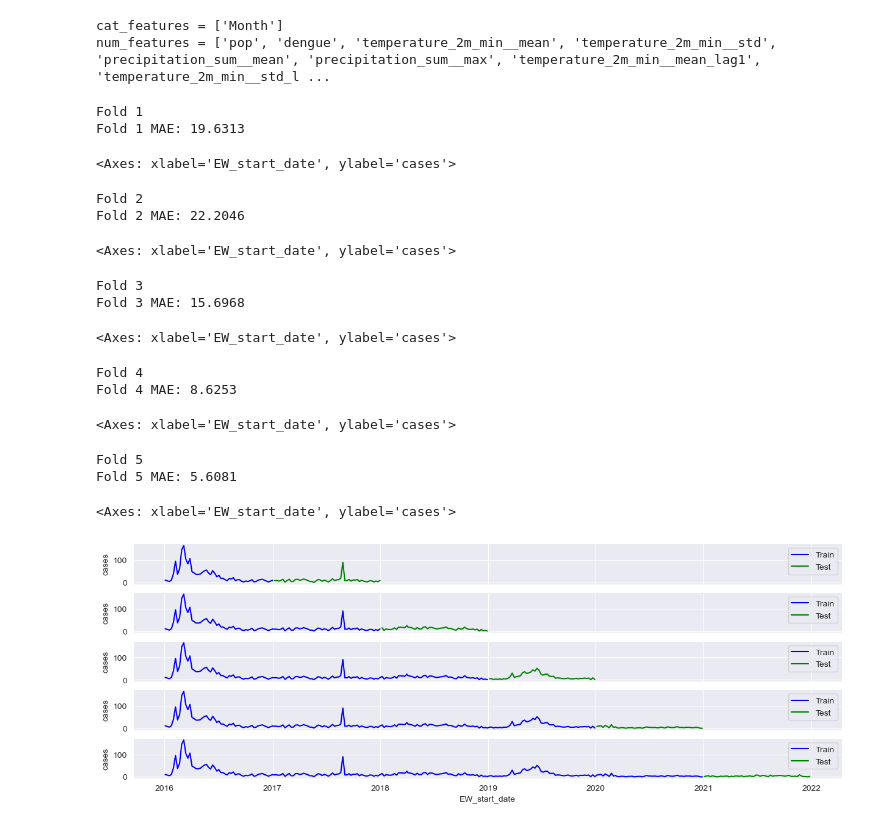
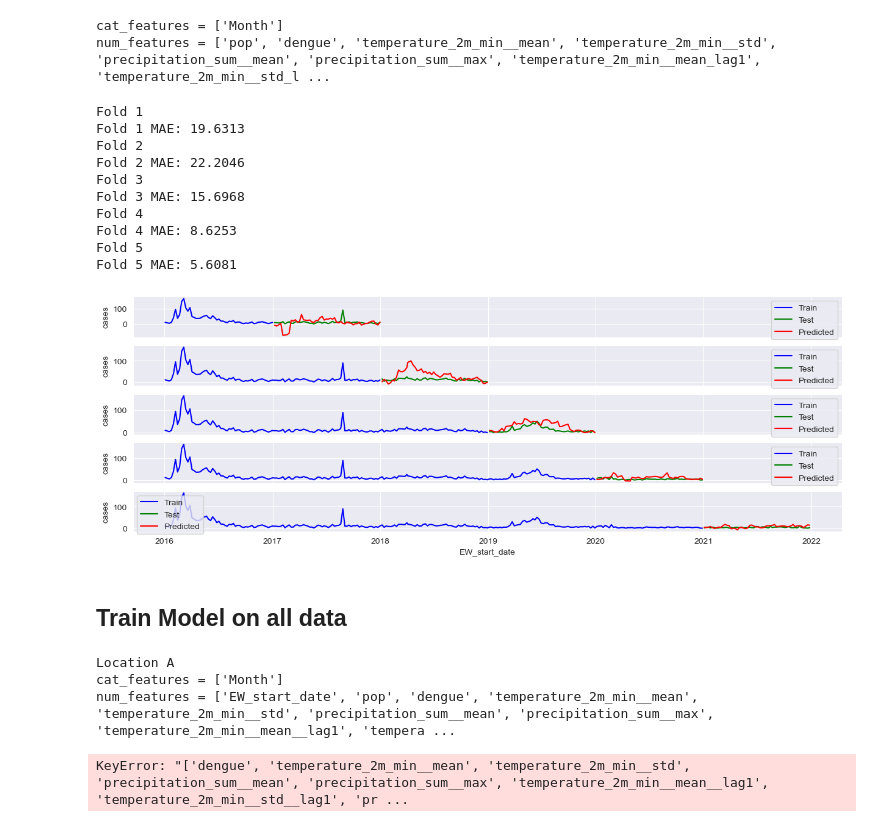
Before and after one commit to Paul123111/kaggleTest, a Jupyter notebook: 03-Baseline_Model.ipynb, the cells around one changed output. Cells and saved outputs as stored; diff of their text form; code cells hidden in the pictures.

Commit message:
Add baseline file

```diff
--- a/03-Baseline_Model.ipynb
+++ b/03-Baseline_Model.ipynb
@@ -122,44 +122,45 @@ for k, (train_idx, test_idx) in enumerate(cv.split(df_model)):
     print(f"Fold {k+1}")
     df_train = df_model.iloc[train_idx]
     df_test = df_model.iloc[test_idx]
 
     ss = StandardScaler()
     X_train_num = ss.fit_transform(df_train[num_features])
     X_test_num = ss.transform(df_test[num_features])
 
     one = OneHotEncoder(sparse_output=False, handle_unknown='ignore')
     X_train_cat = one.fit_transform(df_train[cat_features])
     X_test_cat = one.transform(df_test[cat_features])
 
     X_train = np.hstack([X_train_num, X_train_cat])
     X_test = np.hstack([X_test_num, X_test_cat])
 
     y_train = df_train[target].values
     y_test = df_test[target].values
 
     model = LinearRegression()
     model.fit(X_train, y_train)
 
     y_pred = model.predict(X_test)
     mae = mean_absolute_error(y_test, y_pred)
     print(f"Fold {k+1} MAE: {mae:.4f}")
 
+    df_tmp = df_test.copy()
+    df_tmp['Predicted'] = y_pred
+
     sns.lineplot(data=df_train, x='EW_start_date', y=target, ax=axs[k], color='blue', label='Train')
     sns.lineplot(data=df_test, x='EW_start_date', y=target, ax=axs[k], color='green', label='Test')
+    sns.lineplot(data=df_tmp, x='EW_start_date', y='Predicted', ax=axs[k], color='red', label='Predicted')
 # %% [output]
 Fold 1
 Fold 1 MAE: 19.6313
+Fold 2
+Fold 2 MAE: 22.2046
+Fold 3
+Fold 3 MAE: 15.6968
+Fold 4
+Fold 4 MAE: 8.6253
+Fold 5
+Fold 5 MAE: 5.6081
-<Axes: xlabel='EW_start_date', ylabel='cases'>
-Fold 2
-Fold 2 MAE: 22.2046
-<Axes: xlabel='EW_start_date', ylabel='cases'>
-Fold 3
-Fold 3 MAE: 15.6968
-<Axes: xlabel='EW_start_date', ylabel='cases'>
-Fold 4
-Fold 4 MAE: 8.6253
-<Axes: xlabel='EW_start_date', ylabel='cases'>
-Fold 5
-Fold 5 MAE: 5.6081
-<Axes: xlabel='EW_start_date', ylabel='cases'>
-[figure, old version]
+[figure, new version]
+# %% [markdown]
+## Train Model on all data
@@ -165,0 +220,21 @@ Fold 5 MAE: 5.6081
+# %%
+for location in "ABCDEF":
+    print(f"Location {location}")
+    df_z = pd.read_feather(f"data/zika_{location}.feather")
+    df_d = pd.read_feather(f"data/dengue_{location}.feather")
+    df_s = pd.read_feather(f"data/score_{location}.feather")
+    df_w = pd.read_feather(f"data/weather_{location}.feather")
+
+    X_train, X_test, y_train, y_test = prepare_data(df_z, df_s, df_d, df_w, z_features, target, debug=True)
+    model = LinearRegression()
+    model.fit(X_train, y_train)
+    y_pred = model.predict(X_test)
+
+    df_s[target] = y_pred
+
+    df_s.to_csv(f"data/baseline_model_{location}.csv", index=False)
+# %% [output]
+Location A
+cat_features = ['Month']
+num_features = ['EW_start_date', 'pop', 'dengue', 'temperature_2m_min__mean', 'temperature_2m_min__std', 'precipitation_sum__mean', 'precipitation_sum__max', 'temperature_2m_min__mean__lag1', 'tempera ...
+KeyError: "['dengue', 'temperature_2m_min__mean', 'temperature_2m_min__std', 'precipitation_sum__mean', 'precipitation_sum__max', 'temperature_2m_min__mean__lag1', 'temperature_2m_min__std__lag1', 'pr ...
```
Also changed, not shown: parts of 1 cell of this notebook, 7 other files.
